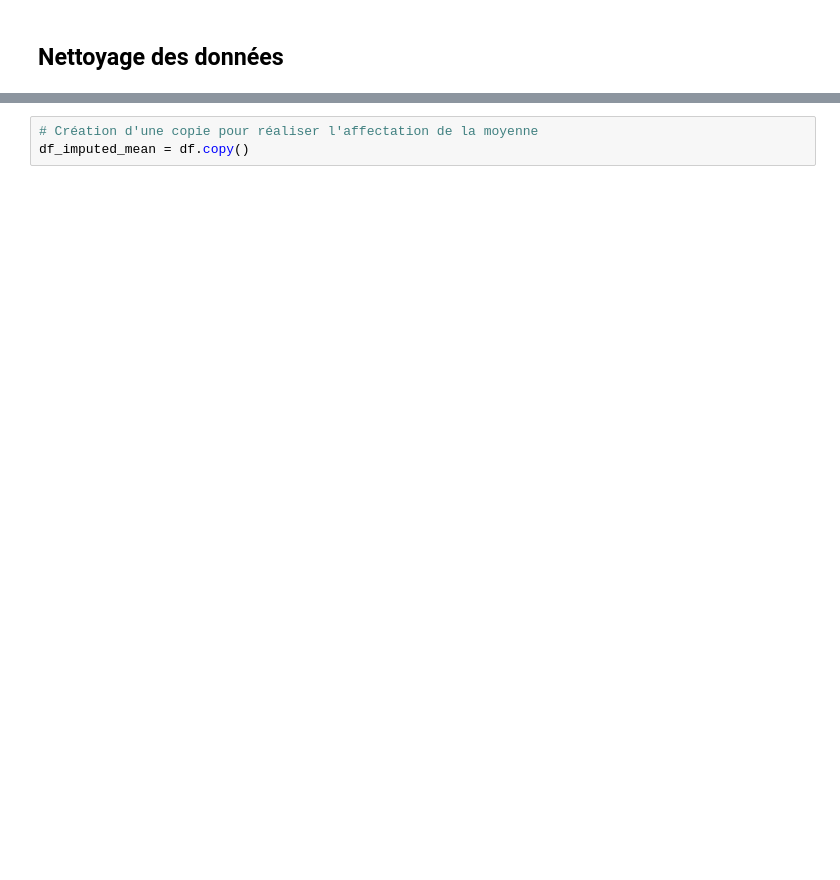
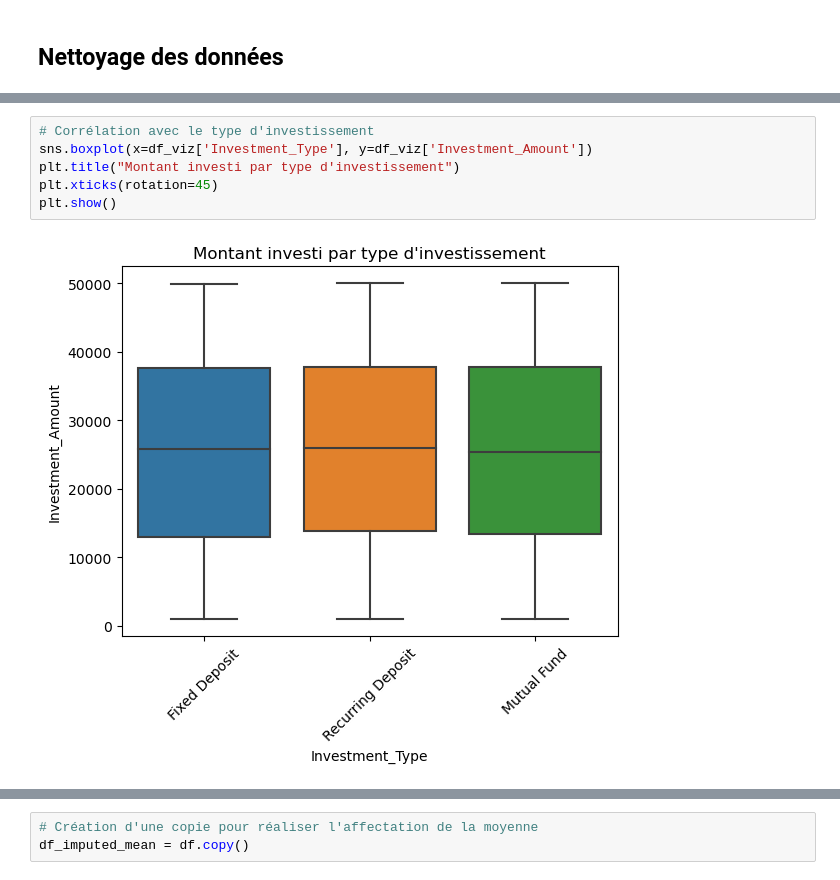
Before and after one commit to Miriam-Delgado/BankingMLProject, a Jupyter notebook: notebooks/exploration_V4.ipynb, the cells around one changed output, grey strips where cells are left out. Cells and saved outputs as stored; diff of their text form; blank space fills up the shorter version.

```diff
--- a/notebooks/exploration_V4.ipynb
+++ b/notebooks/exploration_V4.ipynb
@@ -213,2 +236,10 @@ print(total_missing_percentage)
+# %%
+# Corrélation avec le type d'investissement
+sns.boxplot(x=df_viz['Investment_Type'], y=df_viz['Investment_Amount'])
+plt.title("Montant investi par type d'investissement")
+plt.xticks(rotation=45)
+plt.show()
+# %% [output]
+[figure, added]
 # %%
 plt.figure(figsize=(10,4))
```
Also changed, not shown: parts of 108 cells of this notebook, 5 other files.
